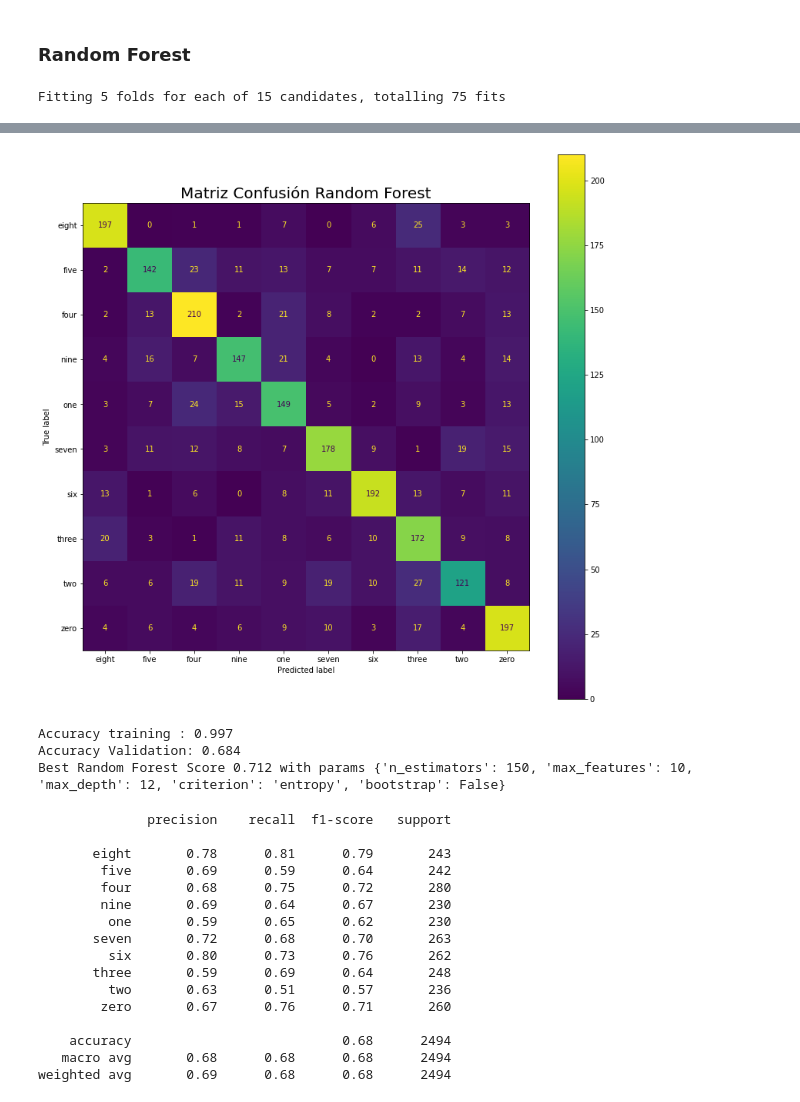
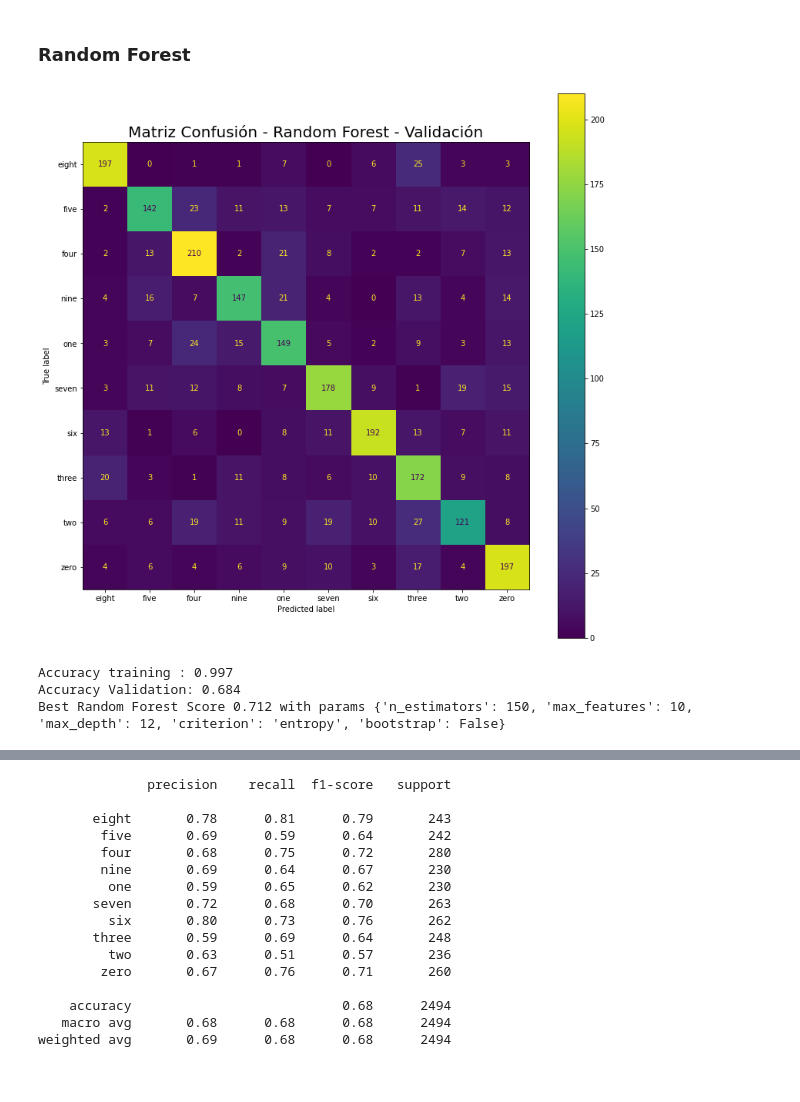
Before and after one commit to newgabo/TP2-AA, a Jupyter notebook: TP2_AA_Modelos_.ipynb, the cells around one changed output, grey strips where cells are left out. Saved outputs shown, nothing was run; the diff lists cells and outputs as text; code cells hidden in the pictures.

```diff
--- a/TP2_AA_Modelos_.ipynb
+++ b/TP2_AA_Modelos_.ipynb
@@ -195,22 +205,15 @@ weighted avg       0.57      0.54      0.54      2494
 # %%
-parameters = {'n_estimators':[50,100,150],
-              'criterion' :['gini', 'entropy'],
-              'max_depth':range(5,15,1),
-              'bootstrap':[True, False],
-              'max_features': [6, 8, 10]}
-
-clf_rf_ = RandomizedSearchCV(RandomForestClassifier(), parameters, n_jobs=-1, n_iter=15, scoring='accuracy',verbose=2, cv=None)
-clf_rf_.fit(x_train, y_train)
-
-clf_rf_be_ = clf_rf_.best_estimator_
 fig, ax = plt.subplots(figsize=(13, 13))
 plot_confusion_matrix(clf_rf_be_, x_validation, y_validation, ax = ax,values_format='.0f')
-plt.title("Matriz Confusión Random Forest", size=20)
+plt.title("Matriz Confusión - Random Forest - Validación", size=20)
 plt.show()
 
 
 print("Accuracy training : {:.3f}".format(clf_rf_be_.score(x_train, y_train)))
 print("Accuracy Validation: {:.3f}".format(clf_rf_be_.score(x_validation, y_validation)))
 print("Best Random Forest Score {0:.3f} with params {1}".format(clf_rf_.best_score_, clf_rf_.best_params_))
 # %% [output]
+[figure, new version]
-Fitting 5 folds for each of 15 candidates, totalling 75 fits
+Accuracy training : 0.997
+Accuracy Validation: 0.684
+Best Random Forest Score 0.712 with params {'n_estimators': 150, 'max_features': 10, 'max_depth': 12, 'criterion': 'entropy', 'bootstrap': False}
@@ -220,7 +220,3 @@ Fitting 5 folds for each of 15 candidates, totalling 75 fits
-[figure, old version]
-Accuracy training : 0.997
-Accuracy Validation: 0.684
-Best Random Forest Score 0.712 with params {'n_estimators': 150, 'max_features': 10, 'max_depth': 12, 'criterion': 'entropy', 'bootstrap': False}
 # %%
 # medidas de performance
 y_validation_pred= clf_rf_.predict(x_validation)
```
Also changed, not shown: parts of 26 cells of this notebook.
